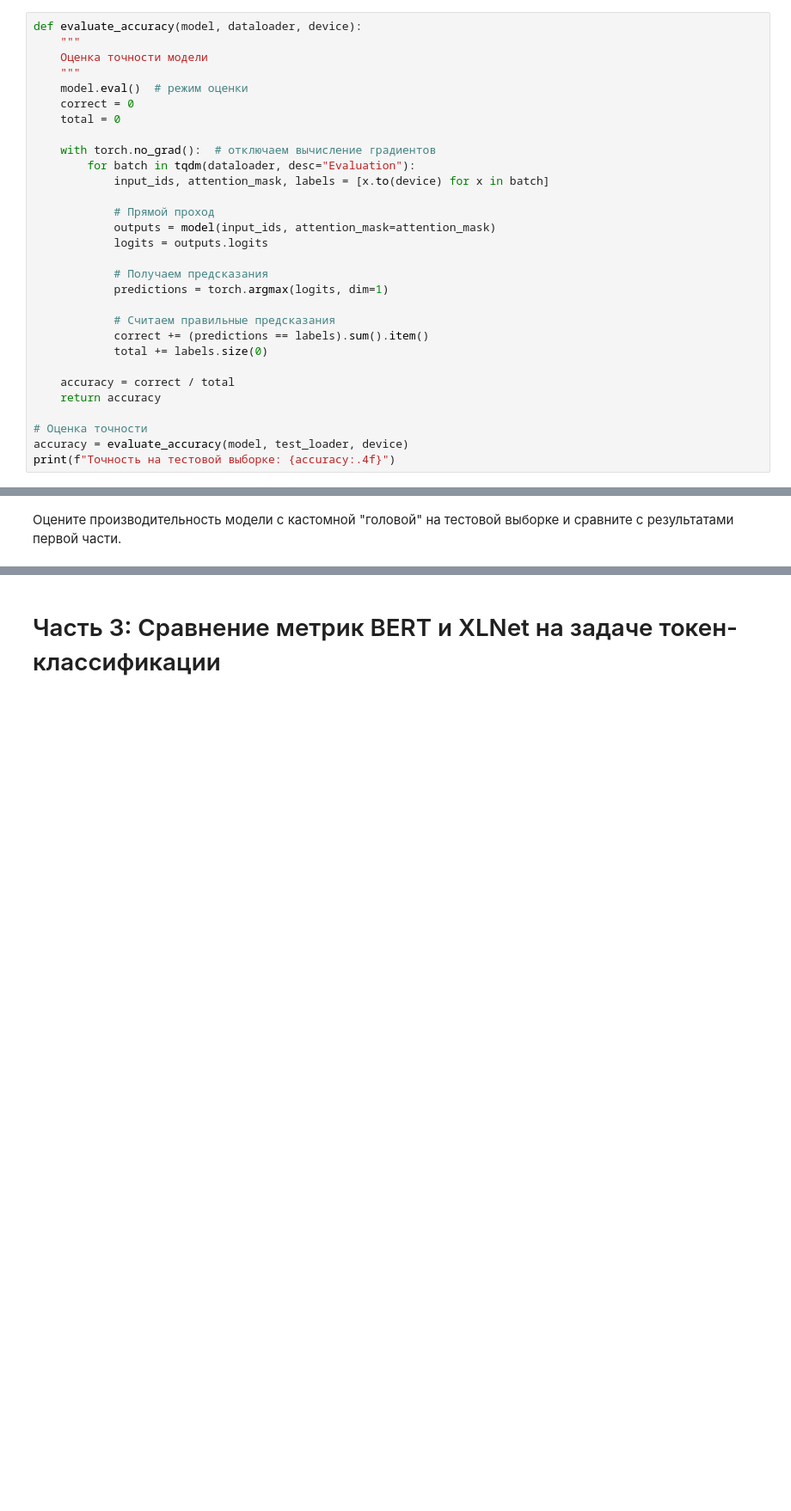
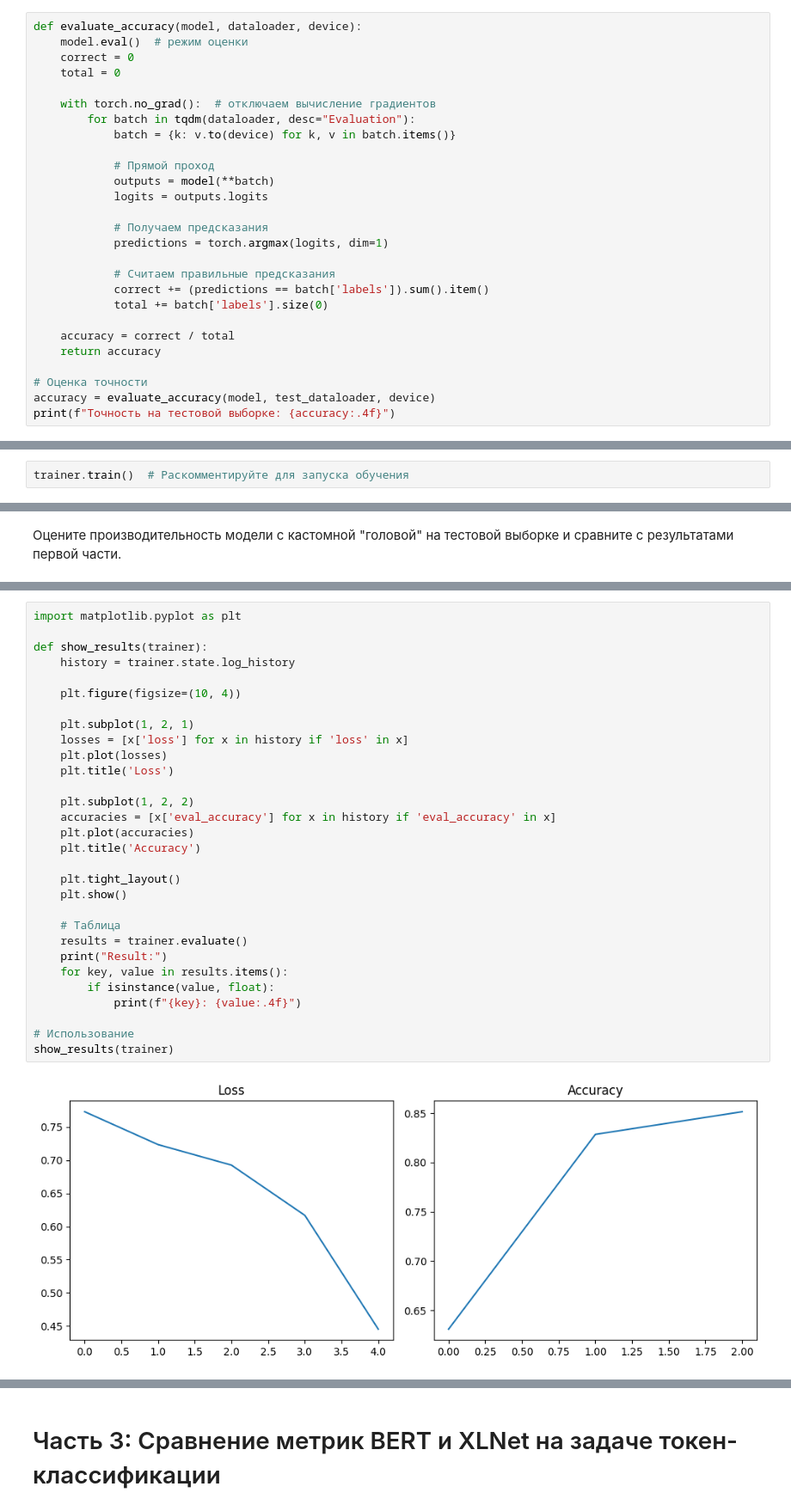
Before and after one commit to comprock15/NLP, a Jupyter notebook: 04_assignment/04_assignment.ipynb, the cells around one changed output, grey strips where cells are left out. Shown at 86% size. Cells and saved outputs as stored; diff of their text form; blank space fills up the shorter version.

```diff
--- a/04_assignment/04_assignment.ipynb
+++ b/04_assignment/04_assignment.ipynb
@@ -306,32 +241,29 @@ for epoch in range(num_epochs):
 Оцените точность (accuracy) модели на тестовой выборке.
 # %%
 def evaluate_accuracy(model, dataloader, device):
-    """
-    Оценка точности модели
-    """
     model.eval()  # режим оценки
     correct = 0
     total = 0
 
     with torch.no_grad():  # отключаем вычисление градиентов
         for batch in tqdm(dataloader, desc="Evaluation"):
-            input_ids, attention_mask, labels = [x.to(device) for x in batch]
+            batch = {k: v.to(device) for k, v in batch.items()}
 
             # Прямой проход
-            outputs = model(input_ids, attention_mask=attention_mask)
+            outputs = model(**batch)
             logits = outputs.logits
 
             # Получаем предсказания
             predictions = torch.argmax(logits, dim=1)
 
             # Считаем правильные предсказания
-            correct += (predictions == labels).sum().item()
-            total += labels.size(0)
+            correct += (predictions == batch['labels']).sum().item()
+            total += batch['labels'].size(0)
 
     accuracy = correct / total
     return accuracy
 
 # Оценка точности
-accuracy = evaluate_accuracy(model, test_loader, device)
+accuracy = evaluate_accuracy(model, test_dataloader, device)
 print(f"Точность на тестовой выборке: {accuracy:.4f}")
 # %% [output]
@@ -348,0 +389,2 @@ print(f"Точность на тестовой выборке: {accuracy:.4f}")
+# %%
+trainer.train()  # Раскомментируйте для запуска обучения
@@ -354,0 +400,32 @@ raise NotImplementedError() # удалить эту строку в процес
+# %%
+import matplotlib.pyplot as plt
+
+def show_results(trainer):
+    history = trainer.state.log_history
+
+    plt.figure(figsize=(10, 4))
+
+    plt.subplot(1, 2, 1)
+    losses = [x['loss'] for x in history if 'loss' in x]
+    plt.plot(losses)
+    plt.title('Loss')
+
+    plt.subplot(1, 2, 2)
+    accuracies = [x['eval_accuracy'] for x in history if 'eval_accuracy' in x]
+    plt.plot(accuracies)
+    plt.title('Accuracy')
+
+    plt.tight_layout()
+    plt.show()
+
+    # Таблица
+    results = trainer.evaluate()
+    print("Result:")
+    for key, value in results.items():
+        if isinstance(value, float):
+            print(f"{key}: {value:.4f}")
+
+# Использование
+show_results(trainer)
+# %% [output]
+[figure, added]
```
Also changed, not shown: parts of 29 cells of this notebook.
